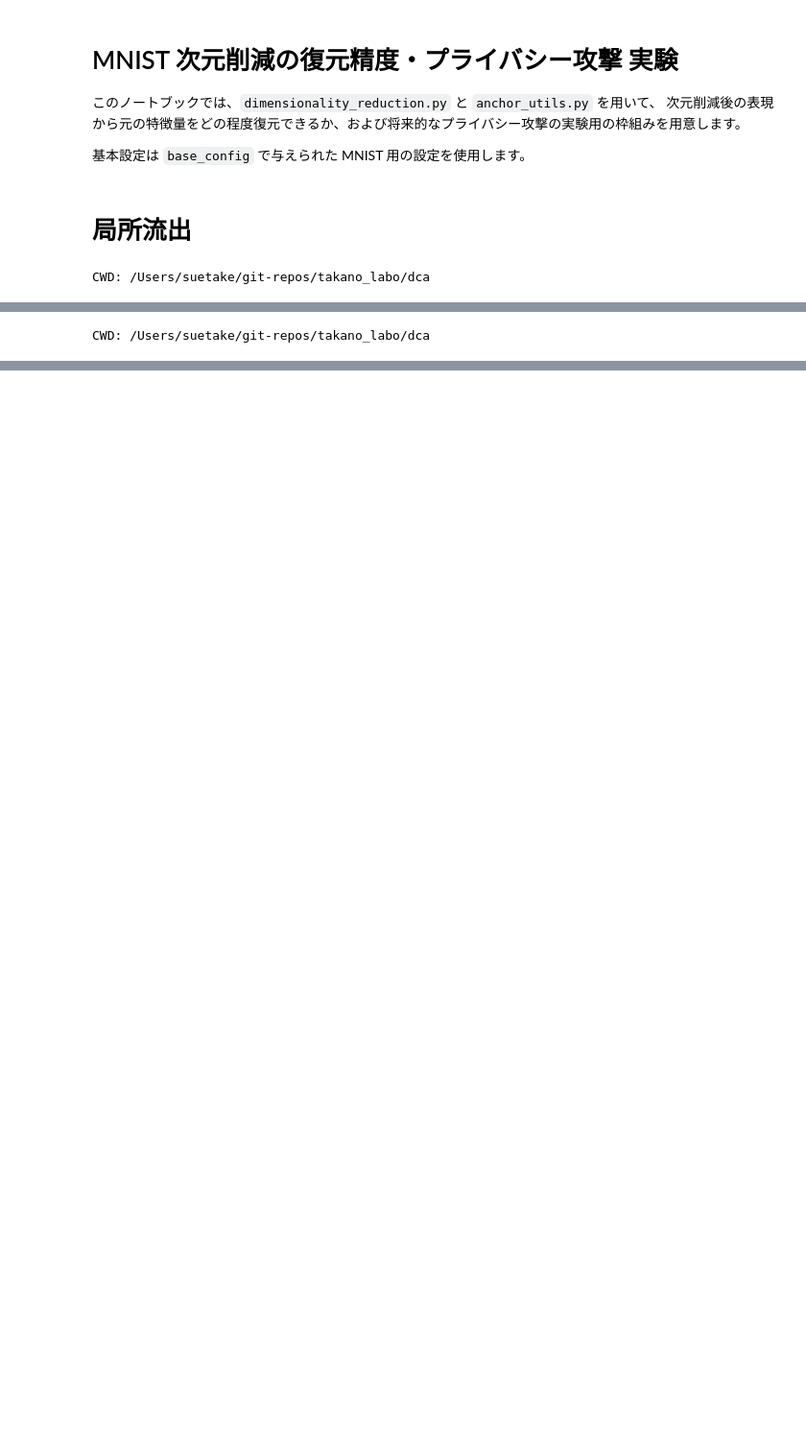
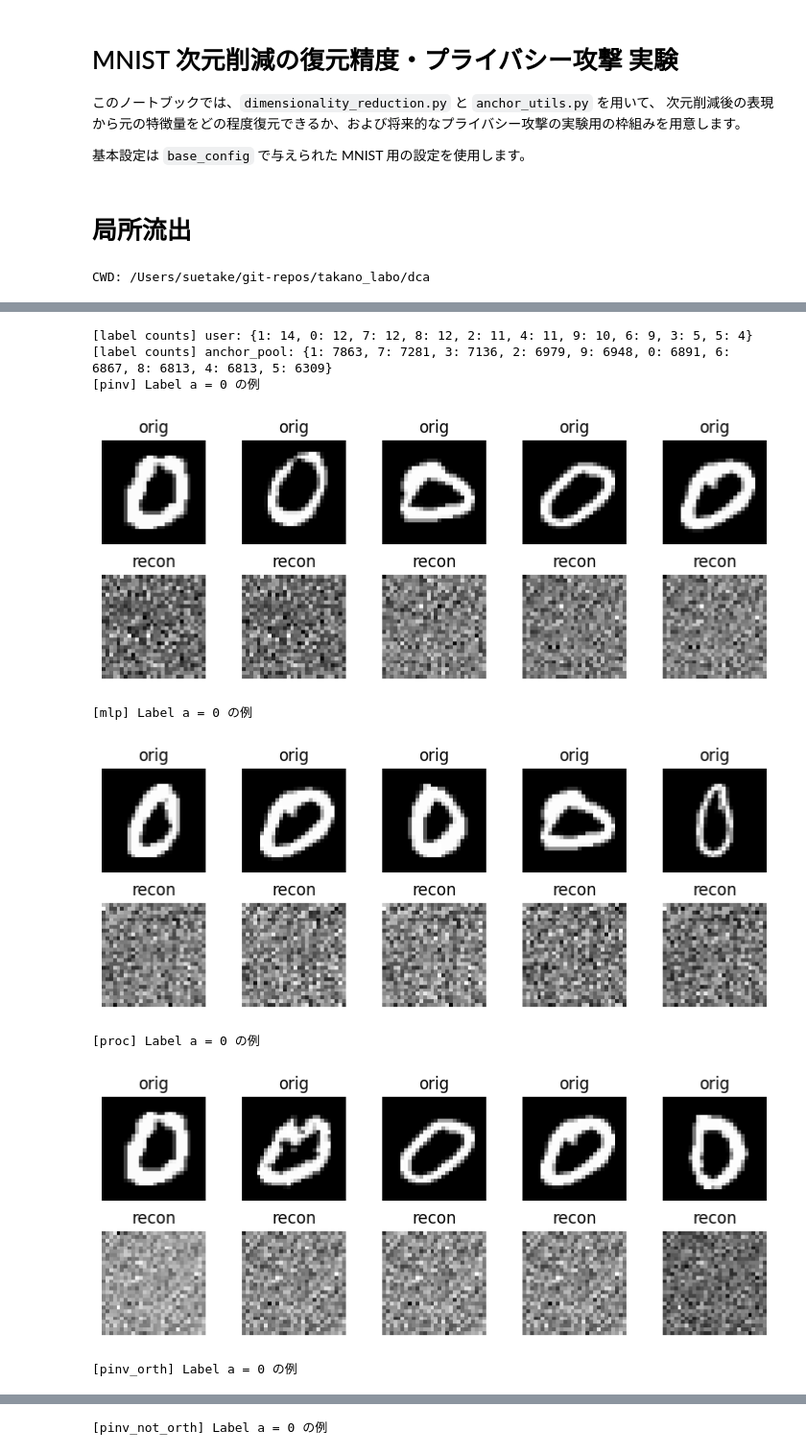
Before and after one commit to takano-lab/data-collaboration-analysis, a Jupyter notebook: 実験用/mnist_reconstruction_privacy_vs_orth.ipynb, the cells around one changed output, grey strips where cells are left out. Shown at 96% size. Drawn from its saved outputs; the diff is of its cells as text; code cells hidden in the pictures; blank space fills up the shorter version.

```diff
--- a/実験用/mnist_reconstruction_privacy_vs_orth.ipynb
+++ b/実験用/mnist_reconstruction_privacy_vs_orth.ipynb
@@ -1195,16 +1072,61 @@ CWD: /Users/suetake/git-repos/takano_labo/dca
-# %%
-# ノートブックの最初でリポジトリ直下に移動
-import os
-from pathlib import Path
-
-repo_root = Path.cwd()
-if not (repo_root / "input").exists():
-    for p in repo_root.parents:
-        if (p / "input").exists():
-            repo_root = p
-            break
-
-os.chdir(repo_root)
-print("CWD:", os.getcwd())
-# %% [output]
-CWD: /Users/suetake/git-repos/takano_labo/dca
+# %%
+from config.config import Config
+
+base_config_dict = {
+    "name": ["tutorial_mnist"],
+    "dataset": [
+    #"fashion_mnist",
+    "mnist",
+    #"mnist_1248",
+    #"mice",
+    #"statlog",
+    #"qsar",
+    #"digits",
+    #"breast_cancer",
+    #"adult",
+    #"glass",
+    #"seeds",
+    #"letter_recognition",
+    #"wine_quality",
+    #"har",
+    #"cifar10",
+    #'3D_gaussian_clusters',
+    #"concentric_three_circles",
+    #"iris",
+    #"ecoli",
+    #"vowel"
+    #"medmnist_3",
+    #"medmnist_5"
+],
+    "spill_type": ["random"], # "local", "even",
+    "y_name": ["target"],
+    "num_institution_user": [100],
+    "data_distribution": ["even"],
+    "anchor_method": ["gaussian"], # "smote"
+    "num_anchor_data": [10],
+    "dim_intermediate": [10],
+    "F_type": ["svd", "umap"], #   "ae", "kernel_pca_self_tuning", "umap"
+    "inter_normalization": [False],
+    "preprocess":[False],
+    "smote_ratio": [0],
+    "gamma_ratio": [1.0],
+    "seed":[i for i in range(1)],
+    "visualize_rec": [True],
+    "public_anchor_num": [100], #############
+    #"use_public_anchor":[False],
+}
+
+df_results = run_anchor_local_leak_grid(base_config_dict)
+df_results
+# 適当な CSV 出力
+df_results.to_csv("anchor_local_leak_results.csv", index=False)
+# %% [output]
+[label counts] user: {1: 14, 0: 12, 7: 12, 8: 12, 2: 11, 4: 11, 9: 10, 6: 9, 3: 5, 5: 4}
+[label counts] anchor_pool: {1: 7863, 7: 7281, 3: 7136, 2: 6979, 9: 6948, 0: 6891, 6: 6867, 8: 6813, 4: 6813, 5: 6309}
+[pinv] Label a = 0 の例
+[figure, added]
+[mlp] Label a = 0 の例
+[figure, added]
+[proc] Label a = 0 の例
+[figure, added]
+[pinv_orth] Label a = 0 の例
@@ -1210,0 +1134 @@ CWD: /Users/suetake/git-repos/takano_labo/dca
+[pinv_not_orth] Label a = 0 の例
```
Also changed, not shown: parts of 16 cells of this notebook, 7 other files.
